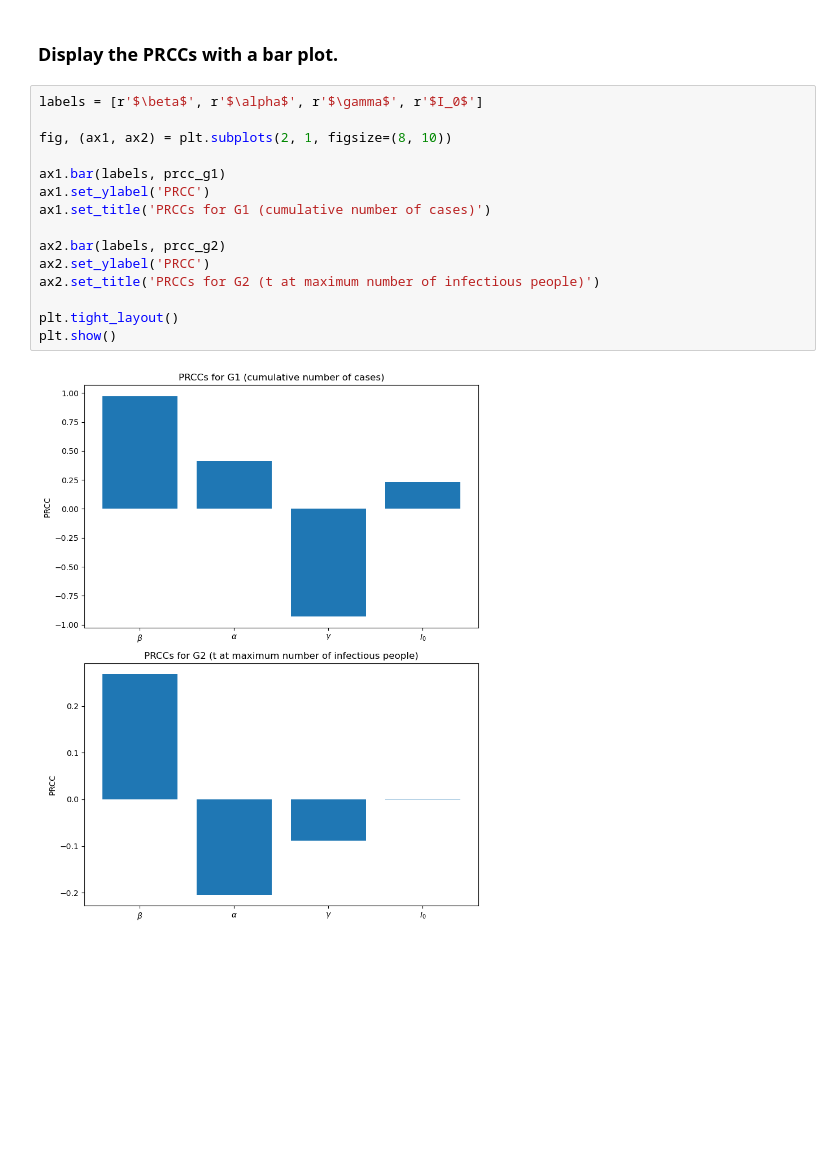
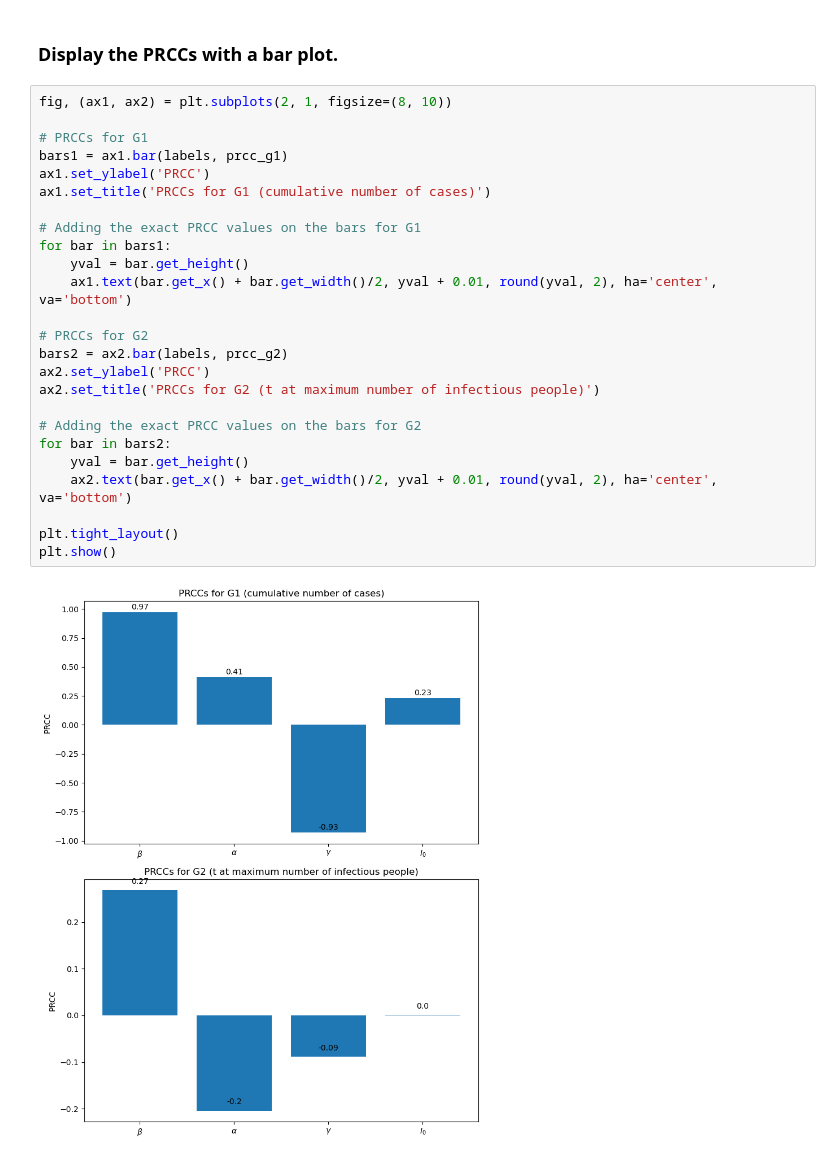
Before and after one commit to maximilian-nowak/uq-assignments, a Jupyter notebook: notebooks/Assignment_2.ipynb, the cells around one changed output. Cells and saved outputs as stored; diff of their text form; blank space fills up the shorter version.

Commit message:
update plots

```diff
--- a/notebooks/Assignment_2.ipynb
+++ b/notebooks/Assignment_2.ipynb
@@ -188,19 +188,29 @@ prcc_g2 = prcc(lhs_samples, results_g2)
 # %% [markdown]
 ### Display the PRCCs with a bar plot.
 # %%
-labels = [r'$\beta$', r'$\alpha$', r'$\gamma$', r'$I_0$']
-
 fig, (ax1, ax2) = plt.subplots(2, 1, figsize=(8, 10))
 
-ax1.bar(labels, prcc_g1)
+# PRCCs for G1
+bars1 = ax1.bar(labels, prcc_g1)
 ax1.set_ylabel('PRCC')
 ax1.set_title('PRCCs for G1 (cumulative number of cases)')
 
-ax2.bar(labels, prcc_g2)
+# Adding the exact PRCC values on the bars for G1
+for bar in bars1:
+    yval = bar.get_height()
+    ax1.text(bar.get_x() + bar.get_width()/2, yval + 0.01, round(yval, 2), ha='center', va='bottom')
+
+# PRCCs for G2
+bars2 = ax2.bar(labels, prcc_g2)
 ax2.set_ylabel('PRCC')
 ax2.set_title('PRCCs for G2 (t at maximum number of infectious people)')
 
+# Adding the exact PRCC values on the bars for G2
+for bar in bars2:
+    yval = bar.get_height()
+    ax2.text(bar.get_x() + bar.get_width()/2, yval + 0.01, round(yval, 2), ha='center', va='bottom')
+
 plt.tight_layout()
 plt.show()
 # %% [output]
-[figure, old version]
+[figure, new version]
```
